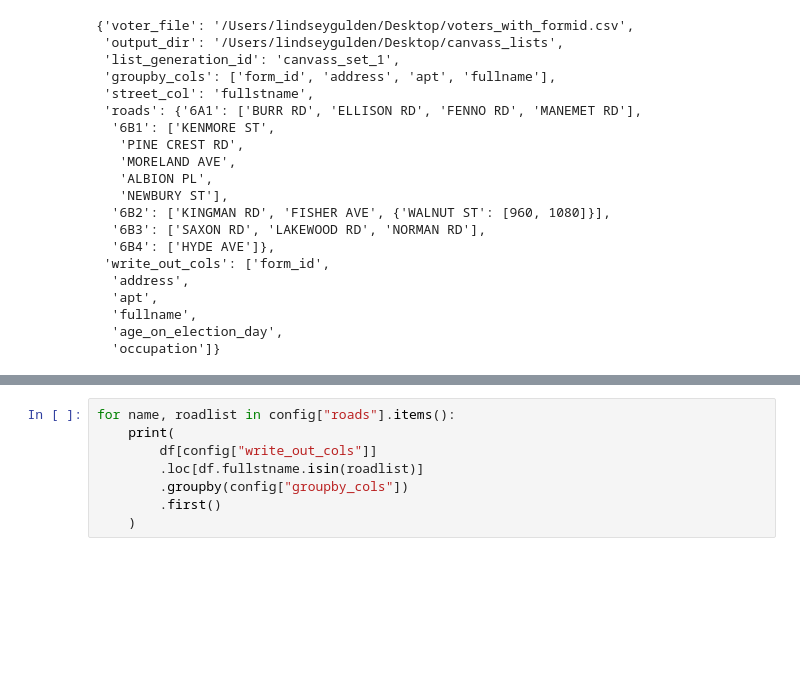
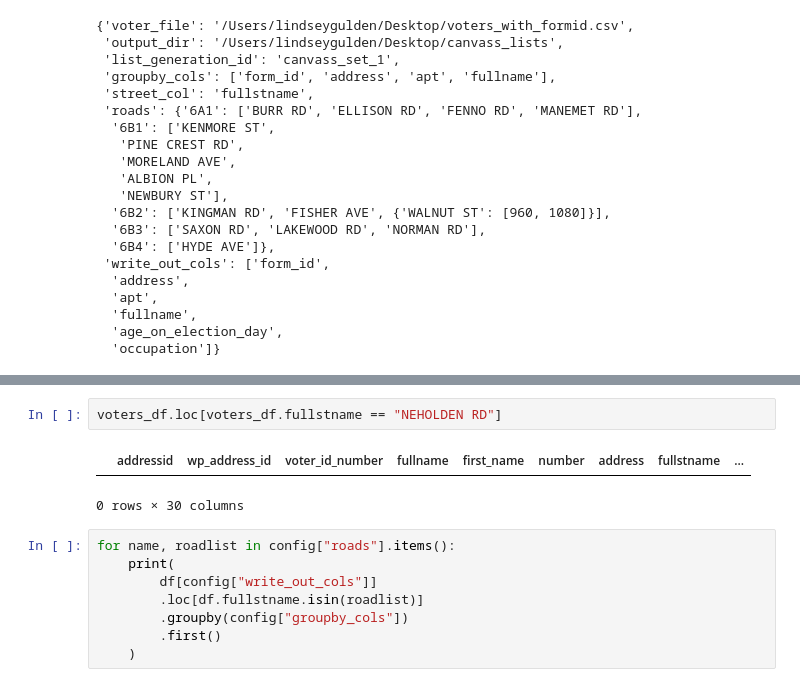
Before and after one commit to lindseygulden/newton, a Jupyter notebook: voters/canvass.ipynb, the cells around one changed output, grey strips where cells are left out. Cells and saved outputs as stored; diff of their text form; blank space fills up the shorter version.

```diff
--- a/voters/canvass.ipynb
+++ b/voters/canvass.ipynb
@@ -81,3 +101,8 @@ for x in roadlist:
+# %%
+voters_df.loc[voters_df.fullstname == "NEHOLDEN RD"]
+# %% [output]
+|  | addressid | wp_address_id | voter_id_number | fullname | first_name | number | address | fullstname | ... |
+0 rows × 30 columns
 # %%
 for name, roadlist in config["roads"].items():
     print(
```
Also changed, not shown: parts of 2 cells of this notebook, 1 other file.
